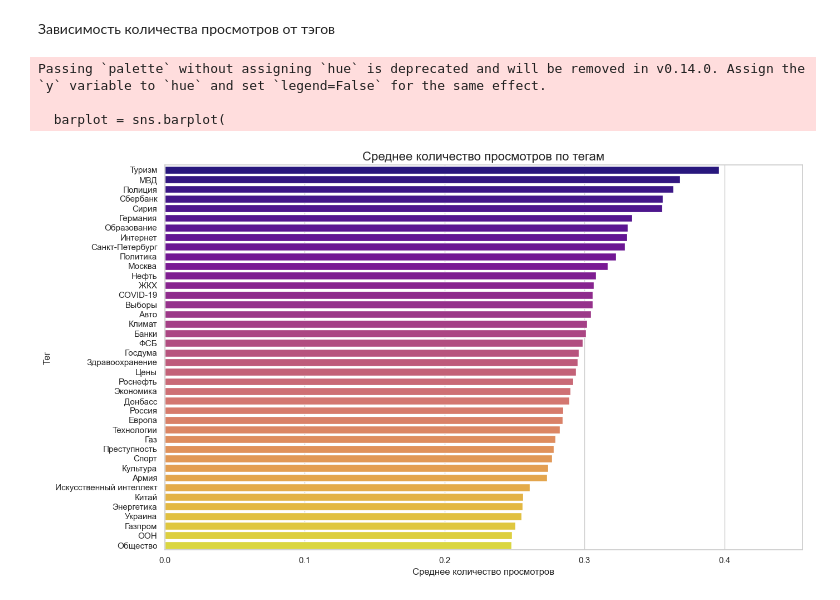
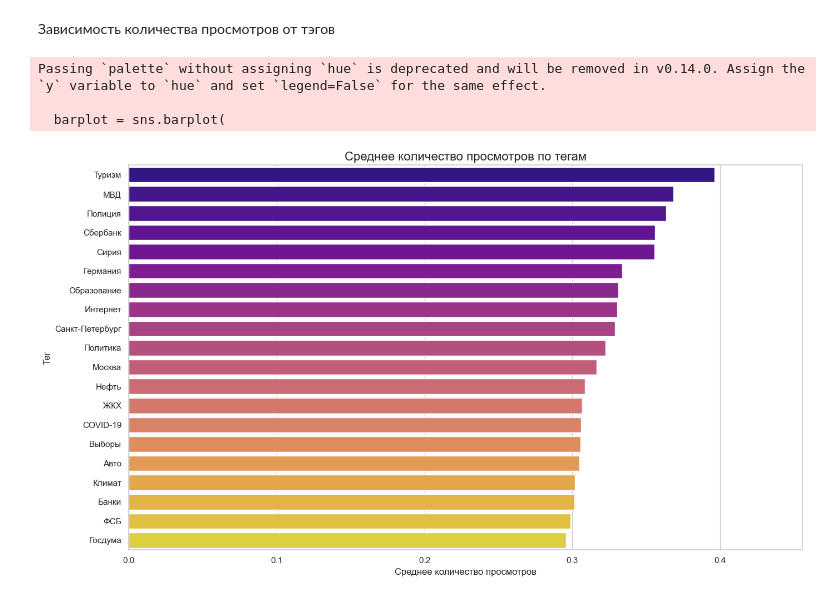
Before and after one commit to Enotta/scraping-api, a Jupyter notebook: api.ipynb, the cells around one changed output. Saved outputs shown, nothing was run; the diff lists cells and outputs as text; code cells hidden in the pictures.

```diff
--- a/api.ipynb
+++ b/api.ipynb
@@ -375,0 +403,30 @@ Passing `palette` without assigning `hue` is deprecated and will be removed in v
+# %%
+import pandas as pd
+import seaborn as sns
+import matplotlib.pyplot as plt
+
+
+media_df = df_prepared[['media', 'normalized_views']].copy().dropna()
+media_stats = media_df.groupby('media')['normalized_views'].agg(['mean', 'count']).reset_index()
+media_stats = media_stats[media_stats['count'] >= 5]
+media_stats = media_stats.sort_values('mean', ascending=False)
+
+plt.figure(figsize=(12, 6))
+sns.set_style("whitegrid")
+
+barplot = sns.barplot(
+    x='mean',
+    y='media',
+    data=media_stats,
+    palette="viridis",
+    orient='h'
+)
+
+plt.title('Среднее количество просмотров по типам медиа', fontsize=16, pad=15)
+plt.xlabel('Среднее количество просмотров', fontsize=12)
+plt.ylabel('Тип медиа', fontsize=12)
+plt.xlim(0, media_stats['mean'].max() * 1.15)
+
+sns.despine()
+plt.tight_layout()
+plt.show()
@@ -428,32 +490,32 @@ for tag in tags:
             'tag': tag.replace('tag_', ''),
             'mean_views': mean_views,
             'post_count': mask.sum()
         })
 
 stats_df = pd.DataFrame(tag_stats)
 stats_df = stats_df[stats_df['post_count'] >= 5]  # Теги с минимум 5 постами
-stats_df = stats_df.sort_values('mean_views', ascending=False).head(40)
+stats_df = stats_df.sort_values('mean_views', ascending=False).head(20)
 
 plt.figure(figsize=(14, 8))
 sns.set_theme(style="whitegrid")
 
 barplot = sns.barplot(
     x='mean_views',
     y='tag',
     data=stats_df,
     palette="plasma",
     orient='h'
 )
 
 plt.title('Среднее количество просмотров по тегам', fontsize=16)
 plt.xlabel('Среднее количество просмотров', fontsize=12)
 plt.ylabel('Тег', fontsize=12)
 plt.xlim(0, stats_df['mean_views'].max() * 1.15)
 
 plt.tight_layout()
 plt.show()
 # %% [output]
 Passing `palette` without assigning `hue` is deprecated and will be removed in v0.14.0. Assign the `y` variable to `hue` and set `legend=False` for the same effect.
 
   barplot = sns.barplot(
-[figure, old version]
+[figure, new version]
```
Also changed, not shown: parts of 13 cells of this notebook.
